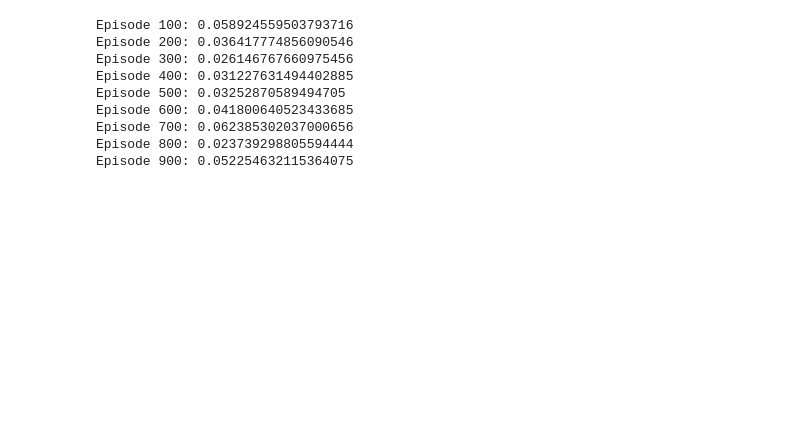
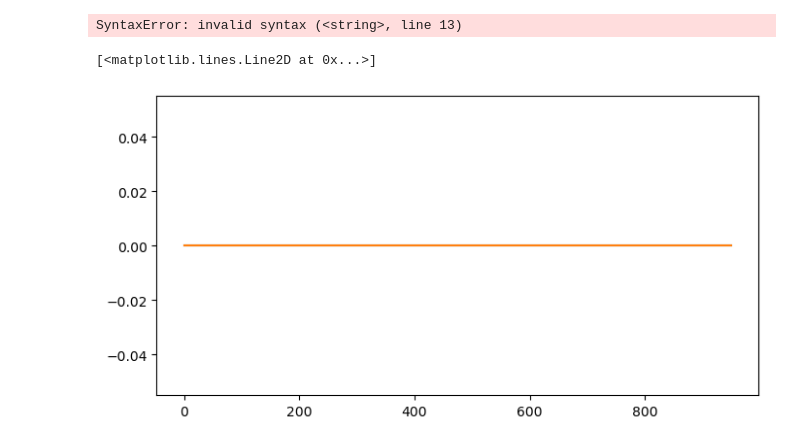
Before and after one commit to davidesartor/MANGO-lite, a Jupyter notebook: frozen_lake_tests/test_mango.ipynb, the cells around one changed output. Drawn from its saved outputs; the diff is of its cells as text; code cells hidden in the pictures; blank space fills up the shorter version.

```diff
--- a/frozen_lake_tests/test_mango.ipynb
+++ b/frozen_lake_tests/test_mango.ipynb
@@ -23,50 +37,47 @@ Observation:
 from mango.mango import MangoEnv, Agent
 from mango.policies.experiencereplay import ExperienceReplay
 from mango.policies.dqnet import DQNetTrainer, DQNetPolicy
-from mango.neuralnetworks.networks import ConvEncoder
 
-net_kwargs = dict(hidden_channels=[8, 8, 8], hidden_features=[])
-trainer_kwargs = dict(lr=1e-3, gamma=0.99, tau=1e-3)
-
-
-net = ConvEncoder(in_channels=None, out_features=int(env.action_space.n), **net_kwargs).eval()
+net = LazyConvEncoder(hidden_channels=[8, 8, 8], out_features=int(env.action_space.n)).eval()
 policy = DQNetPolicy(net, env.action_space)
-trainer = DQNetTrainer(net, **trainer_kwargs)
+trainer = DQNetTrainer(net, lr=1e-3, gamma=0.95)
 replay = ExperienceReplay()
 agent = Agent(MangoEnv(env), policy)
 # %%
 import snakeviz
 %load_ext snakeviz
 # %%
-#%%snakeviz -t
-train_loss_log = []
-test_loss_log = []
-train_reward_log = []
-test_reward_log = []
+%%snakeviz -t
+loss_log = []
+reward_log = []
+eval_reward_log = []
 
+
+eval_interval = 10
+train_steps = 10
 for episode in tqdm(range(1000)):
-    trans = agent.run_episode(randomness=0.5)
+    trans = agent.run_episode(randomness=0.1)
     replay.extend(trans.steps)
+    reward_log.append(trans.reward)
 
     if replay.can_sample():
-        info = trainer.train(replay.sample())
-        replay.update_priorities_last_sampled(info.td)
-        train_loss_log.append(info.loss)
-    train_reward_log.append(trans.reward)
+        for _ in range(train_steps):
+            info = trainer.train(replay.sample())
+            replay.update_priorities_last_sampled(info.td)
+            loss_log.append(info.loss)
 
-
-    if episode % 10 == 0:
+    if episode % eval_interval == 0:
         trans = agent.run_episode(randomness=0.0)
+        eval_reward_log.extend([trans.reward]*eval_interval)
 # %% [output]
-Episode 100: 0.058924559503793716
-Episode 200: 0.036417774856090546
-Episode 300: 0.026146767660975456
-Episode 400: 0.031227631494402885
-Episode 500: 0.03252870589494705
-Episode 600: 0.041800640523433685
-Episode 700: 0.062385302037000656
-Episode 800: 0.023739298805594444
-Episode 900: 0.052254632115364075
+SyntaxError: invalid syntax (<string>, line 13)
+# %%
+plt.figure(figsize=(8,4))
+plt.plot(utils.smooth(reward_log))
+plt.plot(utils.smooth(eval_reward_log))
+# %% [output]
+[<matplotlib.lines.Line2D at 0x...>]
+[figure, added]
 # %%
 trans = agent.run_episode(randomness=0.0)
 utils.render(env, trajectory=trans.trajectory)
```
Also changed, not shown: parts of 4 cells of this notebook, 7 other files.
